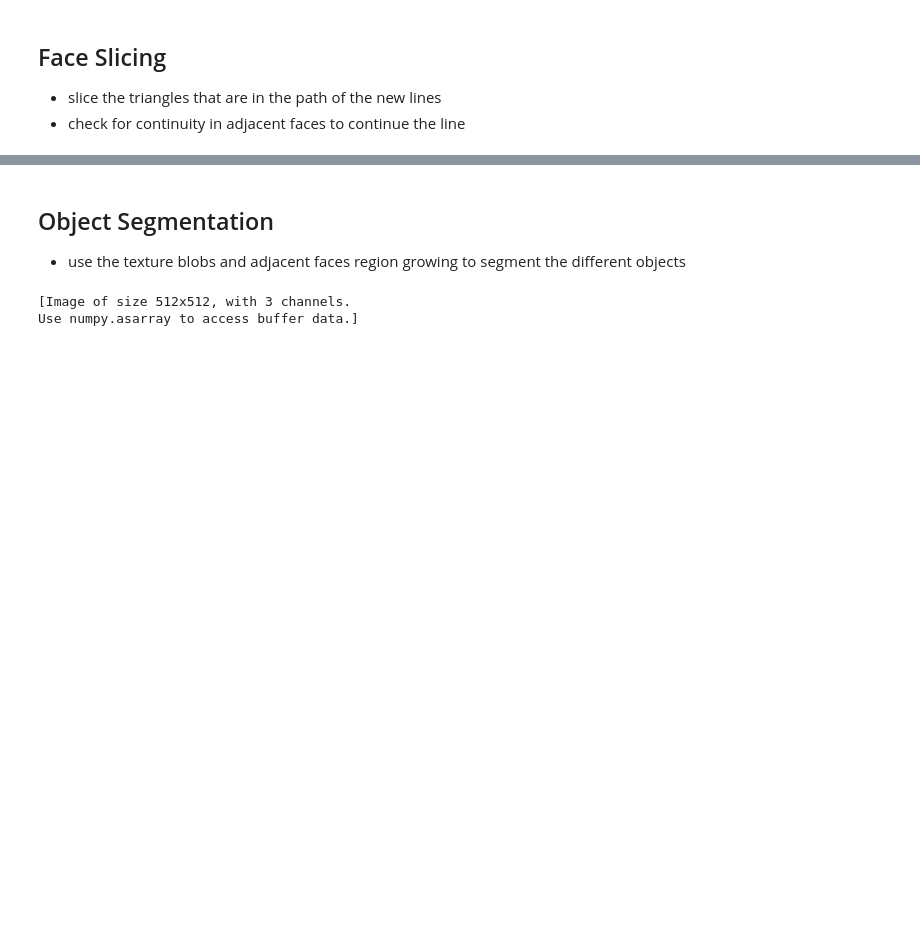
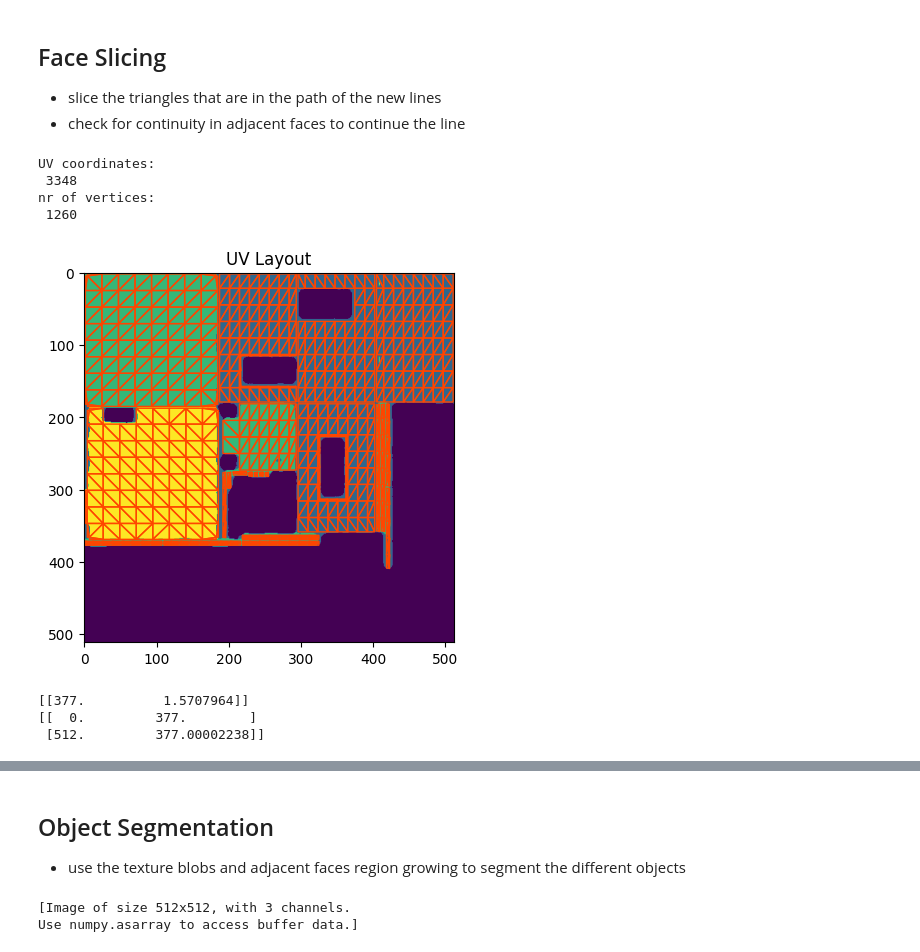
Before and after one commit to JelleKUL/segmentationtools, a Jupyter notebook: docs/source/examples/workflow.ipynb, the cells around one changed output, grey strips where cells are left out. Saved outputs shown, nothing was run; the diff lists cells and outputs as text; code cells hidden in the pictures; blank space fills up the shorter version.

Commit message:
Triangle intersection update

```diff
--- a/docs/source/examples/workflow.ipynb
+++ b/docs/source/examples/workflow.ipynb
@@ -135,3 +142,32 @@ segmentationtools.show_img(dstp2)
 
 - slice the triangles that are in the path of the new lines
 - check for continuity in adjacent faces to continue the line
+# %%
+# Plot the triangles on the uv plane
+# Scale the uv coordinates with the image dimensions
+uvPoints = np.asarray(mesh.triangle_uvs) * np.array([segmentedMappedTexture.shape[1],segmentedMappedTexture.shape[0]])
+print("UV coordinates: \n", len(uvPoints))
+print("nr of vertices: \n", len(mesh.vertices))
+plt.imshow(segmentedMappedTexture)
+
+for i in range((int)(len(uvPoints)/3)):
+    plt.fill(*zip(*uvPoints[3*i:3*i+3]), facecolor='none', edgecolor='orangered', linewidth=1)
+plt.title('UV Layout')
+plt.show()
+# %% [output]
+UV coordinates:
+ 3348
+nr of vertices:
+ 1260
+[figure, added]
+# %%
+# Slice all the triangles with the hough lines
+
+import segmentationtools as st
+from segmentationtools import find_triangle_intersection, get_edge_points
+print(lines[1])
+print(get_edge_points(lines[1], segmentedMappedTexture.shape[1], segmentedMappedTexture.shape[0]))
+# %% [output]
+[[377.          1.5707964]]
+[[  0.         377.        ]
+ [512.         377.00002238]]
```
Also changed, not shown: parts of 6 cells of this notebook, 2 other files.
